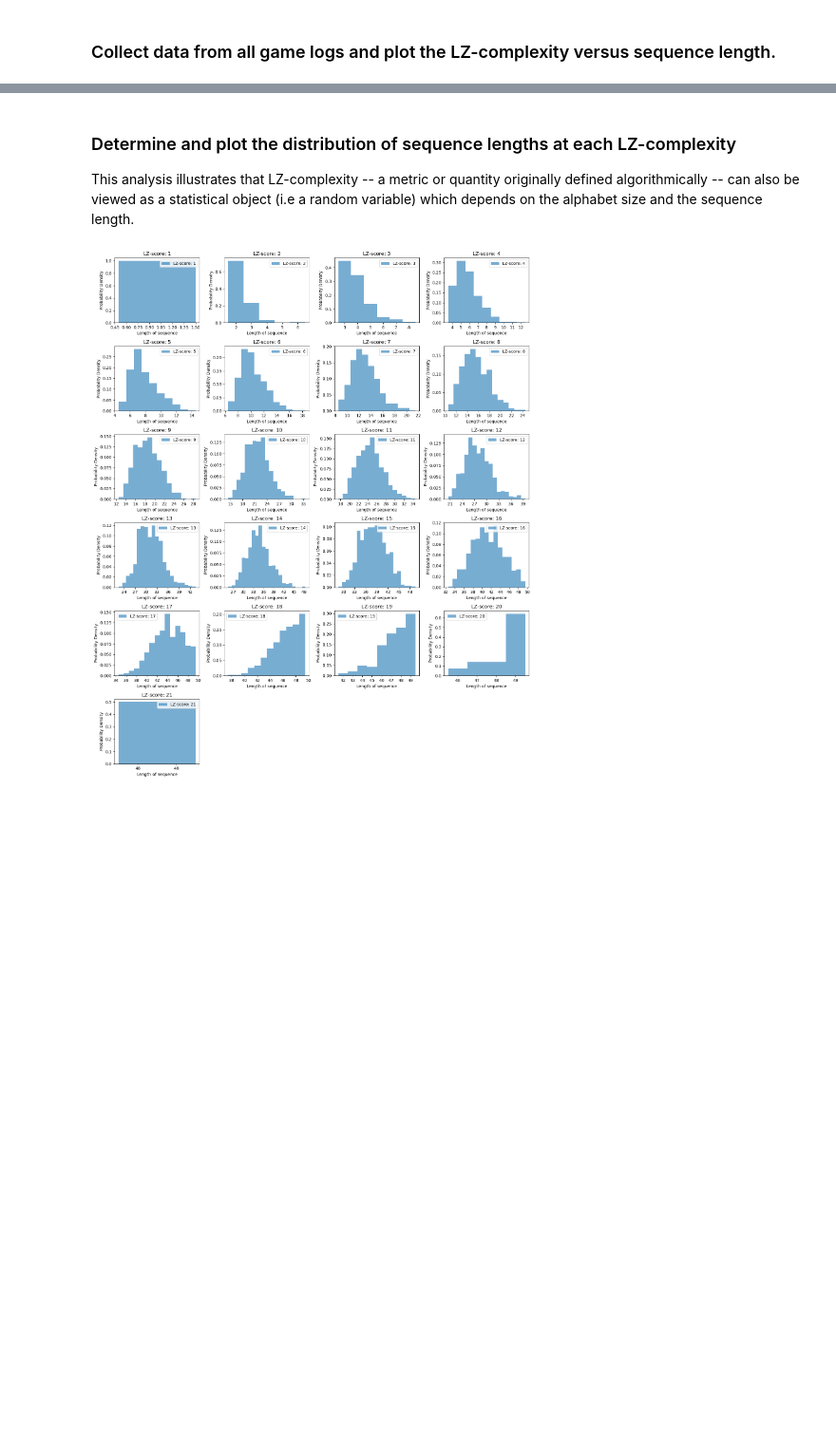
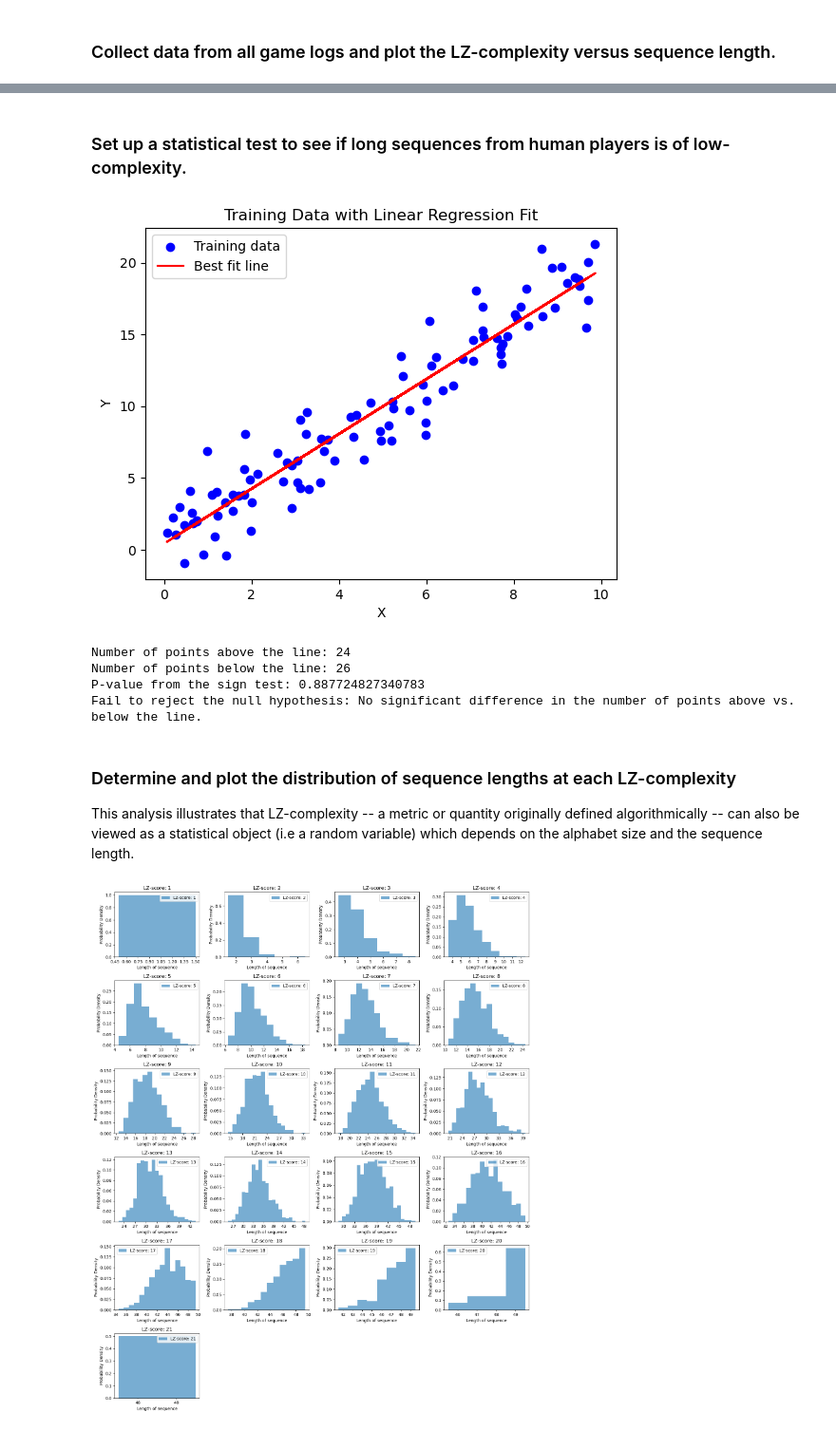
Before and after one commit to qsimeon/PSY1401Projects, a Jupyter notebook: final_project/LempelZivScheme.ipynb, the cells around one changed output, grey strips where cells are left out. Shown at 95% size. Cells and saved outputs as stored; diff of their text form; code cells hidden in the pictures; blank space fills up the shorter version.

```diff
--- a/final_project/LempelZivScheme.ipynb
+++ b/final_project/LempelZivScheme.ipynb
@@ -409,3 +433,74 @@ plt.show()
+# %% [markdown]
+### Set up a statistical test to see if long sequences from human players is of low-complexity.
+# %%
+import numpy as np
+import matplotlib.pyplot as plt
+from scipy.stats import binomtest
+from sklearn.linear_model import LinearRegression
+
+# Seed for reproducibility
+np.random.seed(42)
+
+# Generate simulated training data with a positive linear relationship
+x_train = np.random.rand(100) * 10  # Random values for x between 0 and 10
+y_train = 2.0 * x_train + np.random.randn(100) * 2  # Linear relationship y = 2x + noise
+
+# Fit linear regression model
+model = LinearRegression()
+model.fit(x_train.reshape(-1, 1), y_train)
+
+# Extract the coefficients
+a = model.coef_[0]
+b = model.intercept_
+
+# Plot training data and the regression line
+plt.scatter(x_train, y_train, color="blue", label="Training data")
+plt.plot(
+    x_train, model.predict(x_train.reshape(-1, 1)), color="red", label="Best fit line"
+)
+plt.title("Training Data with Linear Regression Fit")
+plt.xlabel("X")
+plt.ylabel("Y")
+plt.legend()
+plt.show()
+
+# Generate test data
+x_test = np.random.rand(50) * 10
+y_test = (
+    2.0 * x_test + np.random.randn(50) * 2
+)  # Using the same relationship for simplicity
+
+# Calculate residuals for test data
+residuals = y_test - (a * x_test + b)
+
+# Count the number of points above and below the regression line
+above = np.sum(residuals > 0)
+below = np.sum(residuals < 0)
+
+# Perform the sign test
+test_result = binomtest(above, n=above + below, p=0.5, alternative="two-sided")
+p_value = test_result.pvalue
+
+# Output the results
+print("Number of points above the line:", above)
+print("Number of points below the line:", below)
+print("P-value from the sign test:", p_value)
+
+# Conclusion
+if p_value < 0.05:
+    print(
+        "Reject the null hypothesis: Significant difference in the number of points above vs. below the line."
+    )
+else:
+    print(
+        "Fail to reject the null hypothesis: No significant difference in the number of points above vs. below the line."
+    )
+# %% [output]
+[figure, added]
+Number of points above the line: 24
+Number of points below the line: 26
+P-value from the sign test: 0.887724827340783
+Fail to reject the null hypothesis: No significant difference in the number of points above vs. below the line.
 # %% [markdown]
 ### Determine and plot the distribution of sequence lengths at each LZ-complexity
 
```
Also changed, not shown: parts of 5 cells of this notebook, 1 other file.
